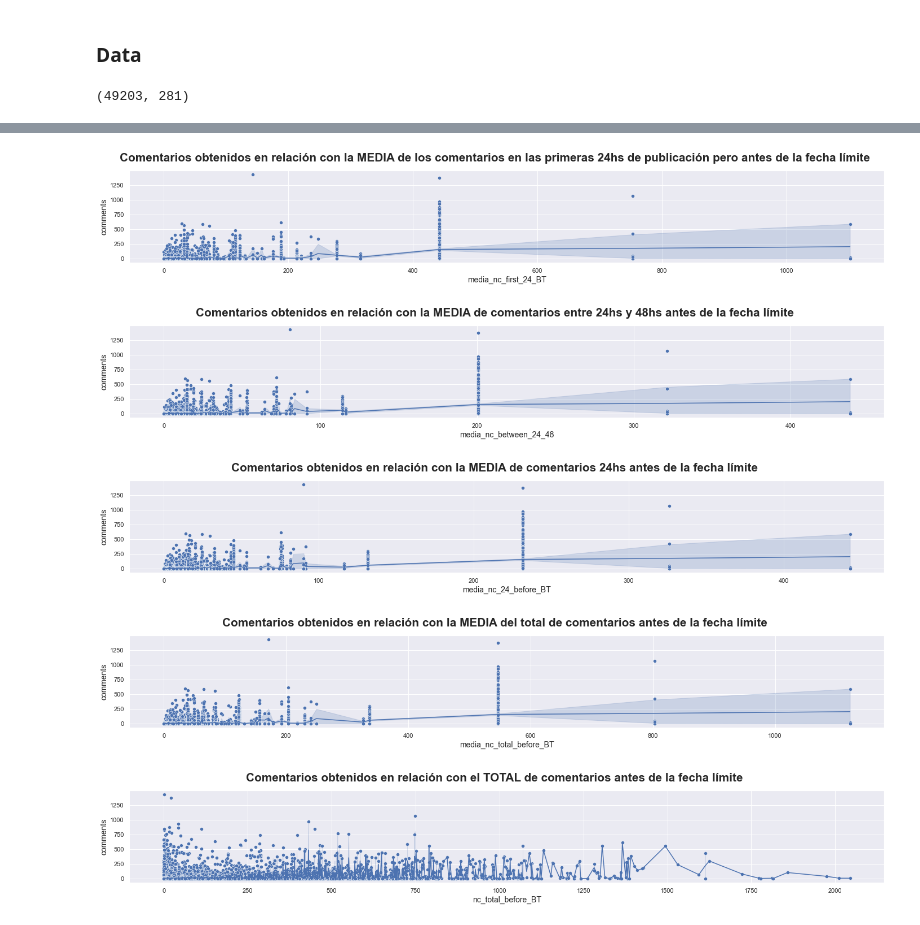
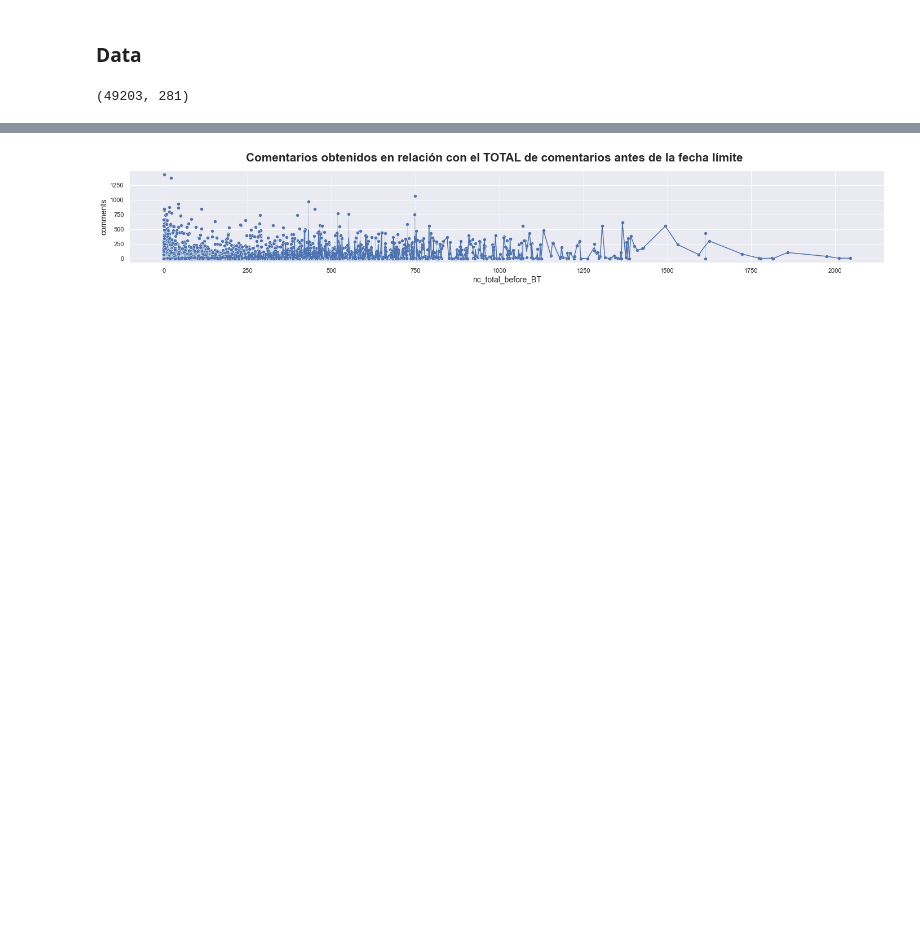
Before and after one commit to jtentor/DHDSFW, a Jupyter notebook: EDA_00.ipynb, the cells around one changed output, grey strips where cells are left out. Cells and saved outputs as stored; diff of their text form; code cells hidden in the pictures; blank space fills up the shorter version.

```diff
--- a/EDA_00.ipynb
+++ b/EDA_00.ipynb
@@ -33,6 +33,7 @@ def blogData_train_read() :
 
     data = pd.read_csv("./data/blogData_train.csv", header=None)
     data.drop_duplicates(inplace=True)
+    data.reset_index(drop=True, inplace=True)
 
     header = pd.read_csv("./data/blogData_label.csv", header=None)
     header = list(header[0])
@@ -165,34 +173,34 @@ show_corr(data=data[labels['sd_nc_between_24_48'] + [target]], target=target)
 # work = data[mask]
 work = data
 # %%
-fig = set_figure(24, 3, suptitle='Comentarios obtenidos en relación con la MEDIA de los comentarios en las primeras 24hs de publicación pero antes de la fecha límite')
-sns.lineplot(x=work['media_nc_first_24_BT'], y=work['comments'], sort=True, err_style='band');
-sns.scatterplot(x=work['media_nc_first_24_BT'], y=work['comments']);
+def show_comments_by_sd(work) :
 
-fig = set_figure(24, 3, suptitle='Comentarios obtenidos en relación con la MEDIA de comentarios entre 24hs y 48hs antes de la fecha límite')
-sns.lineplot(x=work['media_nc_between_24_48'], y=work['comments'], sort=True, err_style='band');
-sns.scatterplot(x=work['media_nc_between_24_48'], y=work['comments']);
+    fig = set_figure(24, 3, suptitle='Comentarios obtenidos en relación con la MEDIA de los comentarios en las primeras 24hs de publicación pero antes de la fecha límite')
+    sns.lineplot(x=work['media_nc_first_24_BT'], y=work['comments'], sort=True, err_style='band');
+    sns.scatterplot(x=work['media_nc_first_24_BT'], y=work['comments']);
 
-# fig = set_figure(24, 3, suptitle='Comentarios obtenidos en relación con la MEDIA de la diferencia de comentarios entre 24hs y 48hs antes de la fecha límite')
-# sns.lineplot(x=work['media_nc_diff_24_48'], y=work['comments'], sort=True, err_style='band');
-# sns.scatterplot(x=work['media_nc_diff_24_48'], y=work['comments']);
+    fig = set_figure(24, 3, suptitle='Comentarios obtenidos en relación con la MEDIA de comentarios entre 24hs y 48hs antes de la fecha límite')
+    sns.lineplot(x=work['media_nc_between_24_48'], y=work['comments'], sort=True, err_style='band');
+    sns.scatterplot(x=work['media_nc_between_24_48'], y=work['comments']);
+
+    # fig = set_figure(24, 3, suptitle='Comentarios obtenidos en relación con la MEDIA de la diferencia de comentarios entre 24hs y 48hs antes de la fecha límite')
+    # sns.lineplot(x=work['media_nc_diff_24_48'], y=work['comments'], sort=True, err_style='band');
+    # sns.scatterplot(x=work['media_nc_diff_24_48'], y=work['comments']);
 
 
-fig = set_figure(24, 3, suptitle='Comentarios obtenidos en relación con la MEDIA de comentarios 24hs antes de la fecha límite')
-sns.lineplot(x=work['media_nc_24_before_BT'], y=work['comments'], sort=True, err_style='band');
-sns.scatterplot(x=work['media_nc_24_before_BT'], y=work['comments']);
+    fig = set_figure(24, 3, suptitle='Comentarios obtenidos en relación con la MEDIA de comentarios 24hs antes de la fecha límite')
+    sns.lineplot(x=work['media_nc_24_before_BT'], y=work['comments'], sort=True, err_style='band');
+    sns.scatterplot(x=work['media_nc_24_before_BT'], y=work['comments']);
 
-fig = set_figure(24, 3, suptitle='Comentarios obtenidos en relación con la MEDIA del total de comentarios antes de la fecha límite')
-sns.lineplot(x=work['media_nc_total_before_BT'], y=work['comments'], sort=True, err_style='band');
-sns.scatterplot(x=work['media_nc_total_before_BT'], y=work['comments']);
+    fig = set_figure(24, 3, suptitle='Comentarios obtenidos en relación con la MEDIA del total de comentarios antes de la fecha límite')
+    sns.lineplot(x=work['media_nc_total_before_BT'], y=work['comments'], sort=True, err_style='band');
+    sns.scatterplot(x=work['media_nc_total_before_BT'], y=work['comments']);
+
+    return
 
 fig = set_figure(24, 3, suptitle='Comentarios obtenidos en relación con el TOTAL de comentarios antes de la fecha límite')
-sns.lineplot(x=work['nc_total_before_BT'], y=work['comments'], sort=True, err_style='band');
-sns.scatterplot(x=work['nc_total_before_BT'], y=work['comments']);
+sns.lineplot(data=data, x='nc_total_before_BT', y='comments', sort=True, err_style='band');
+sns.scatterplot(data=data, x='nc_total_before_BT', y='comments');
 # %% [output]
-[figure, old version]
+[figure, new version]
-[figure, removed]
-[figure, removed]
-[figure, removed]
-[figure, removed]
 # %%
```
Also changed, not shown: parts of 17 cells of this notebook, 2 other files.
